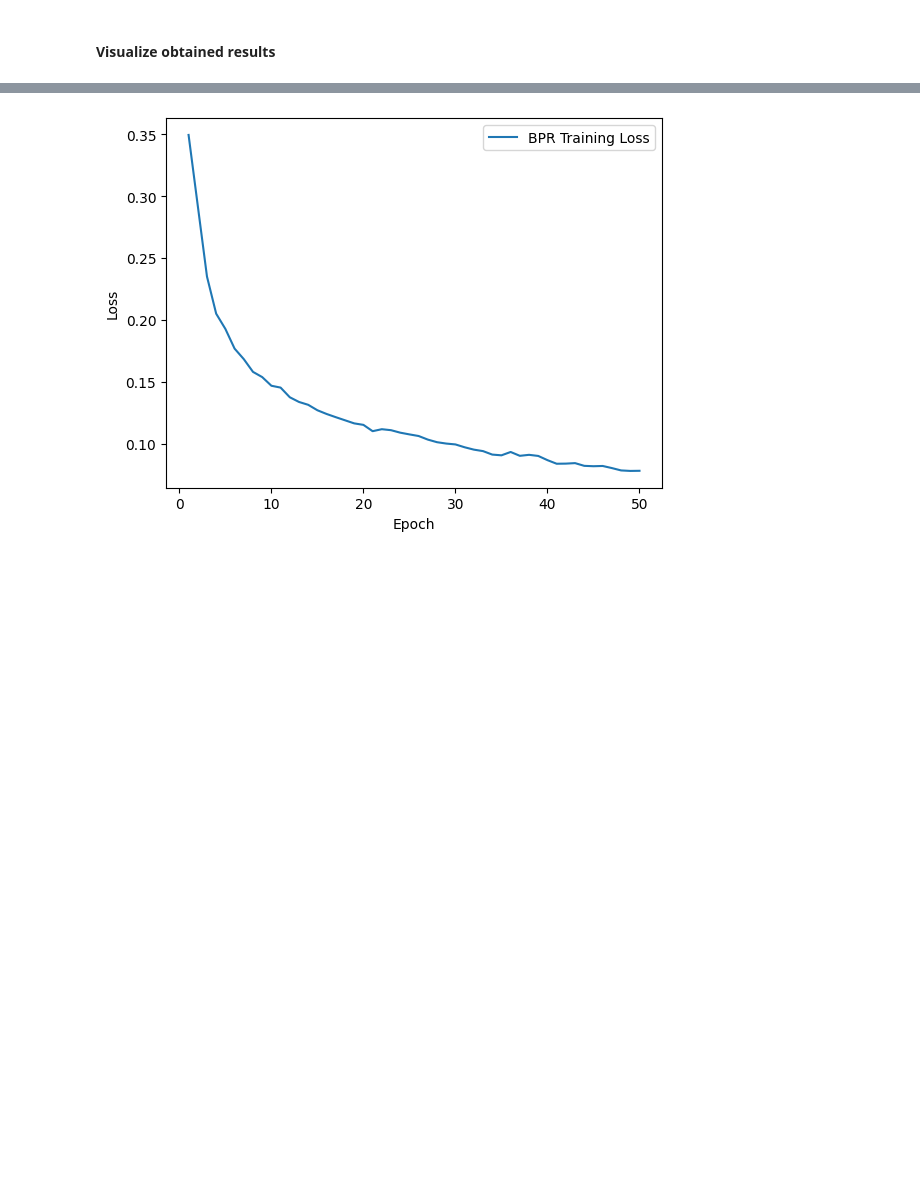
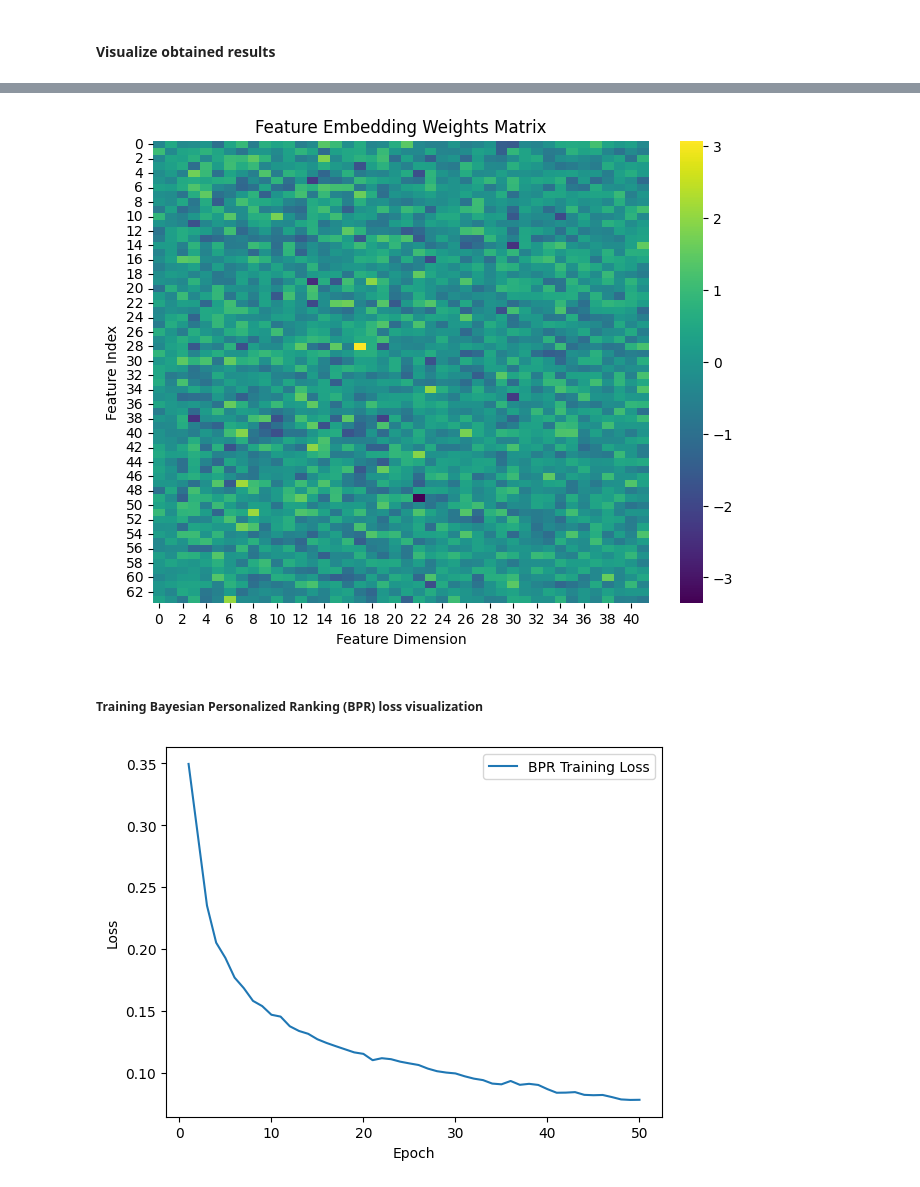
Before and after one commit to glebuben/PMLDL-Assignment-2, a Jupyter notebook: notebooks/2_0_LightGCN_based_recommendation_system.ipynb, the cells around one changed output, grey strips where cells are left out. Drawn from its saved outputs; the diff is of its cells as text; code cells hidden in the pictures; blank space fills up the shorter version.

```diff
--- a/notebooks/2_0_LightGCN_based_recommendation_system.ipynb
+++ b/notebooks/2_0_LightGCN_based_recommendation_system.ipynb
@@ -817,3 +837,24 @@ light_bpr, light_recall, light_precision = train_and_eval(lightgcn, optimizer, t
+# %%
+import matplotlib.pyplot as plt
+import seaborn as sns
+
+# Extracting the feature embedding weights from the model
+feature_embedding_weights = lightgcn.feat_embedding.weight.data.cpu().numpy()
+
+# Plotting the feature embedding weights as a matrix
+plt.figure(figsize=(8, 6))
+sns.heatmap(feature_embedding_weights, cmap='viridis')
+plt.title('Feature Embedding Weights Matrix')
+plt.xlabel('Feature Dimension')
+plt.ylabel('Feature Index')
+# Saving figure
+plt.savefig('../reports/figures/Weights heatmap.png')
+# Displaying figure
+plt.show()
+# %% [output]
+[figure, added]
+# %% [markdown]
+##### Training Bayesian Personalized Ranking (BPR) loss visualization
 # %%
 # Create a list of epochs from 1 to EPOCHS
 epoch_list = [(i+1) for i in range(EPOCHS)]
```
Also changed, not shown: parts of 8 cells of this notebook, 4 other files.
